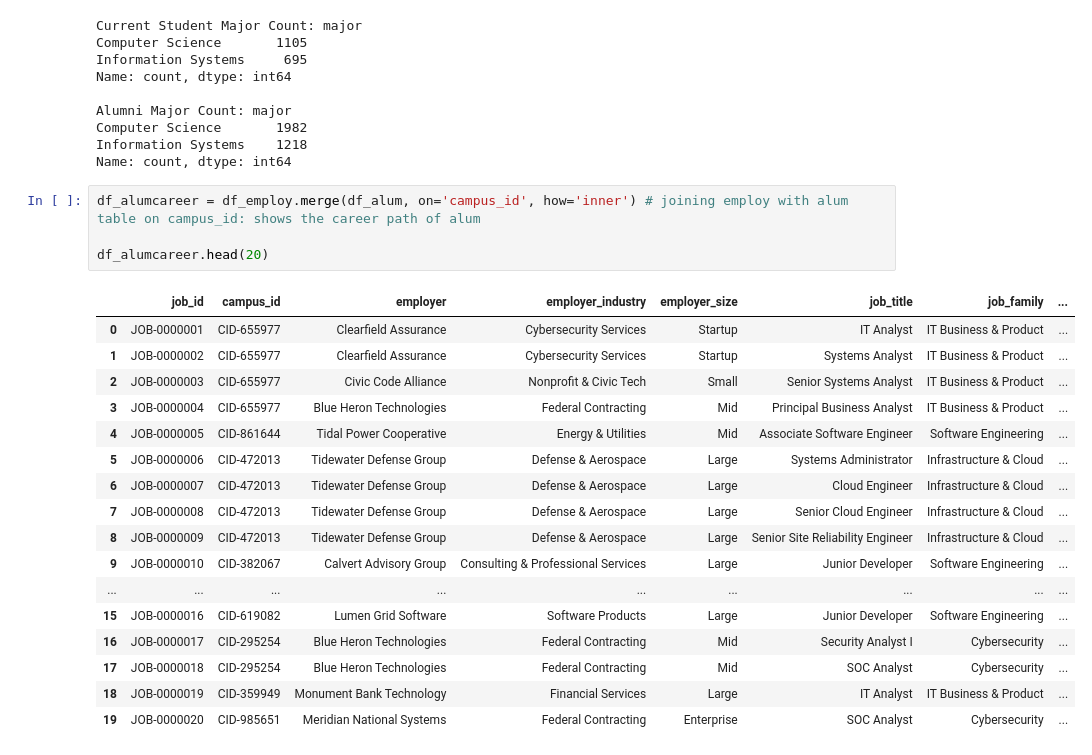
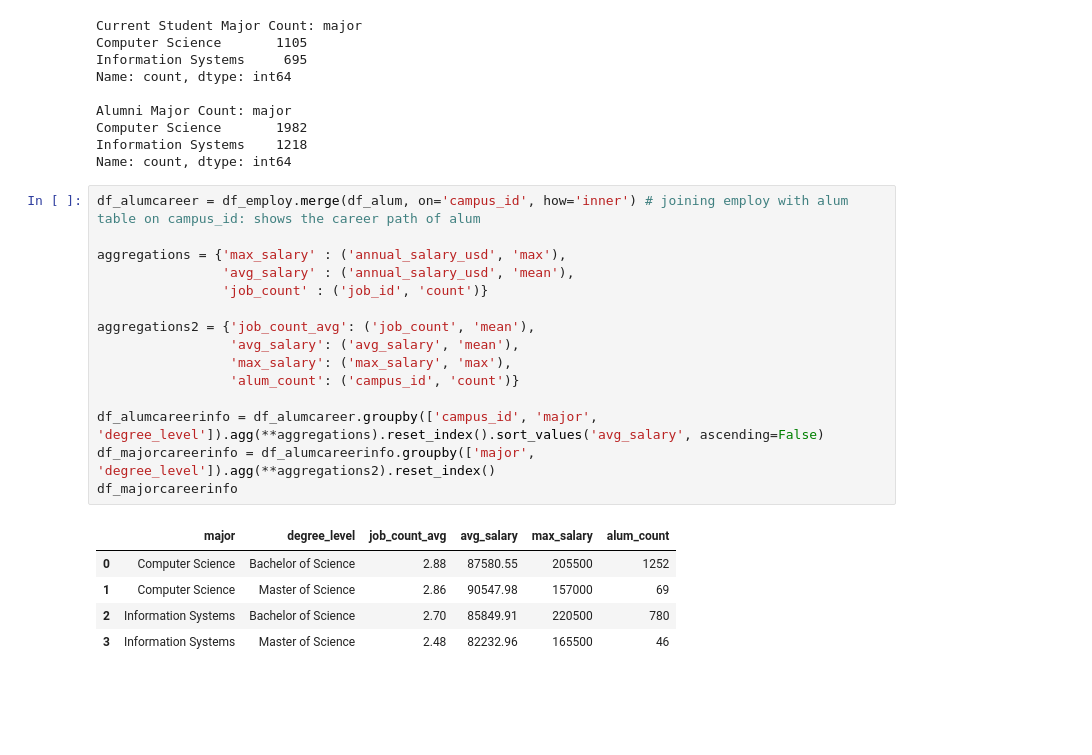
Before and after one commit to WestphalianFresco/TSWhackUMBC, a Jupyter notebook: dataset_analysis.ipynb, the cells around one changed output. Cells and saved outputs as stored; diff of their text form; blank space fills up the shorter version.

```diff
--- a/dataset_analysis.ipynb
+++ b/dataset_analysis.ipynb
@@ -87,22 +87,21 @@ Name: count, dtype: int64
 # %%
 df_alumcareer = df_employ.merge(df_alum, on='campus_id', how='inner') # joining employ with alum table on campus_id: shows the career path of alum
 
-df_alumcareer.head(20)
+aggregations = {'max_salary' : ('annual_salary_usd', 'max'),
+                'avg_salary' : ('annual_salary_usd', 'mean'),
+                'job_count' : ('job_id', 'count')}
+
+aggregations2 = {'job_count_avg': ('job_count', 'mean'),
+                 'avg_salary': ('avg_salary', 'mean'),
+                 'max_salary': ('max_salary', 'max'),
+                 'alum_count': ('campus_id', 'count')}
+
+df_alumcareerinfo = df_alumcareer.groupby(['campus_id', 'major', 'degree_level']).agg(**aggregations).reset_index().sort_values('avg_salary', ascending=False)
+df_majorcareerinfo = df_alumcareerinfo.groupby(['major', 'degree_level']).agg(**aggregations2).reset_index()
+df_majorcareerinfo
 # %% [output]
-|  | job_id | campus_id | employer | employer_industry | employer_size | job_title | job_family | ... |
-| 0 | JOB-0000001 | CID-655977 | Clearfield Assurance | Cybersecurity Services | Startup | IT Analyst | IT Business & Product | ... |
-| 1 | JOB-0000002 | CID-655977 | Clearfield Assurance | Cybersecurity Services | Startup | Systems Analyst | IT Business & Product | ... |
-| 2 | JOB-0000003 | CID-655977 | Civic Code Alliance | Nonprofit & Civic Tech | Small | Senior Systems Analyst | IT Business & Product | ... |
-| 3 | JOB-0000004 | CID-655977 | Blue Heron Technologies | Federal Contracting | Mid | Principal Business Analyst | IT Business & Product | ... |
-| 4 | JOB-0000005 | CID-861644 | Tidal Power Cooperative | Energy & Utilities | Mid | Associate Software Engineer | Software Engineering | ... |
-| 5 | JOB-0000006 | CID-472013 | Tidewater Defense Group | Defense & Aerospace | Large | Systems Administrator | Infrastructure & Cloud | ... |
-| 6 | JOB-0000007 | CID-472013 | Tidewater Defense Group | Defense & Aerospace | Large | Cloud Engineer | Infrastructure & Cloud | ... |
-| 7 | JOB-0000008 | CID-472013 | Tidewater Defense Group | Defense & Aerospace | Large | Senior Cloud Engineer | Infrastructure & Cloud | ... |
-| 8 | JOB-0000009 | CID-472013 | Tidewater Defense Group | Defense & Aerospace | Large | Senior Site Reliability Engineer | Infrastructure & Cloud | ... |
-| 9 | JOB-0000010 | CID-382067 | Calvert Advisory Group | Consulting & Professional Services | Large | Junior Developer | Software Engineering | ... |
-| ... | ... | ... | ... | ... | ... | ... | ... | ... |
-| 15 | JOB-0000016 | CID-619082 | Lumen Grid Software | Software Products | Large | Junior Developer | Software Engineering | ... |
-| 16 | JOB-0000017 | CID-295254 | Blue Heron Technologies | Federal Contracting | Mid | Security Analyst I | Cybersecurity | ... |
-| 17 | JOB-0000018 | CID-295254 | Blue Heron Technologies | Federal Contracting | Mid | SOC Analyst | Cybersecurity | ... |
-| 18 | JOB-0000019 | CID-359949 | Monument Bank Technology | Financial Services | Large | IT Analyst | IT Business & Product | ... |
-| 19 | JOB-0000020 | CID-985651 | Meridian National Systems | Federal Contracting | Enterprise | SOC Analyst | Cybersecurity | ... |
+|  | major | degree_level | job_count_avg | avg_salary | max_salary | alum_count |
+| 0 | Computer Science | Bachelor of Science | 2.88 | 87580.55 | 205500 | 1252 |
+| 1 | Computer Science | Master of Science | 2.86 | 90547.98 | 157000 | 69 |
+| 2 | Information Systems | Bachelor of Science | 2.70 | 85849.91 | 220500 | 780 |
+| 3 | Information Systems | Master of Science | 2.48 | 82232.96 | 165500 | 46 |
```
Also changed, not shown: parts of 3 cells of this notebook.
